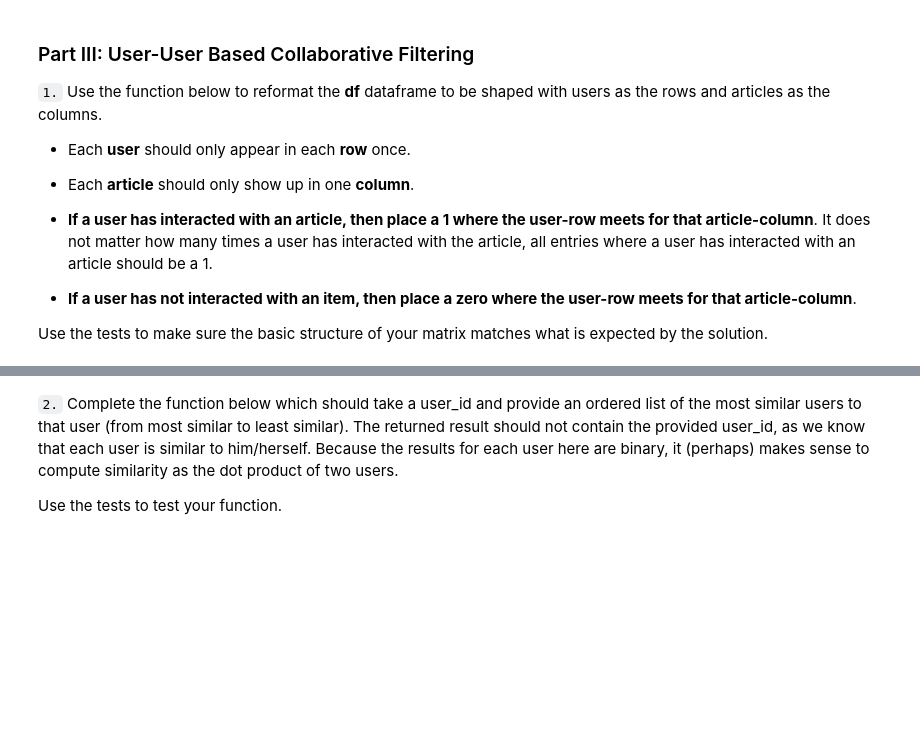
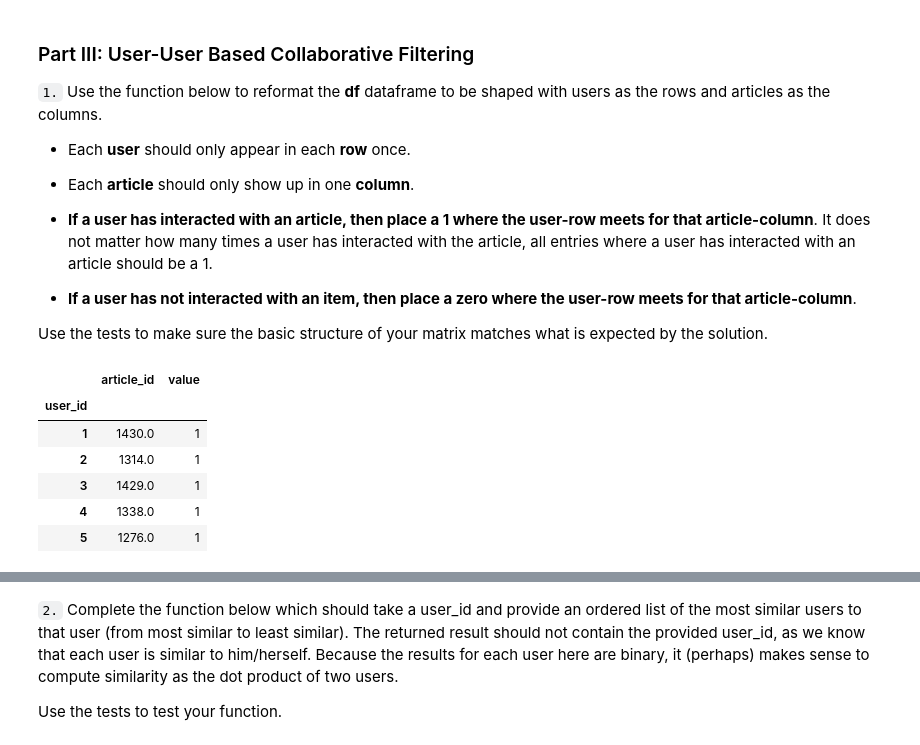
Before and after one commit to amosvoron/udacity, a Jupyter notebook: Recommendations_with_IBM.ipynb, the cells around one changed output, grey strips where cells are left out. Cells and saved outputs as stored; diff of their text form; code cells hidden in the pictures; blank space fills up the shorter version.

```diff
--- a/Recommendations_with_IBM.ipynb
+++ b/Recommendations_with_IBM.ipynb
@@ -357,3 +324,15 @@ Your top_20 looks like the solution list! Nice job.
 * **If a user has not interacted with an item, then place a zero where the user-row meets for that article-column**.
 
 Use the tests to make sure the basic structure of your matrix matches what is expected by the solution.
+# %%
+user_item = df[['user_id','article_id']].set_index('user_id')
+user_item['value'] = 1
+user_item.head()
+# %% [output]
+|  | article_id | value |
+| user_id |  |  |
+| 1 | 1430.0 | 1 |
+| 2 | 1314.0 | 1 |
+| 3 | 1429.0 | 1 |
+| 4 | 1338.0 | 1 |
+| 5 | 1276.0 | 1 |
```
Also changed, not shown: parts of 10 cells of this notebook.
